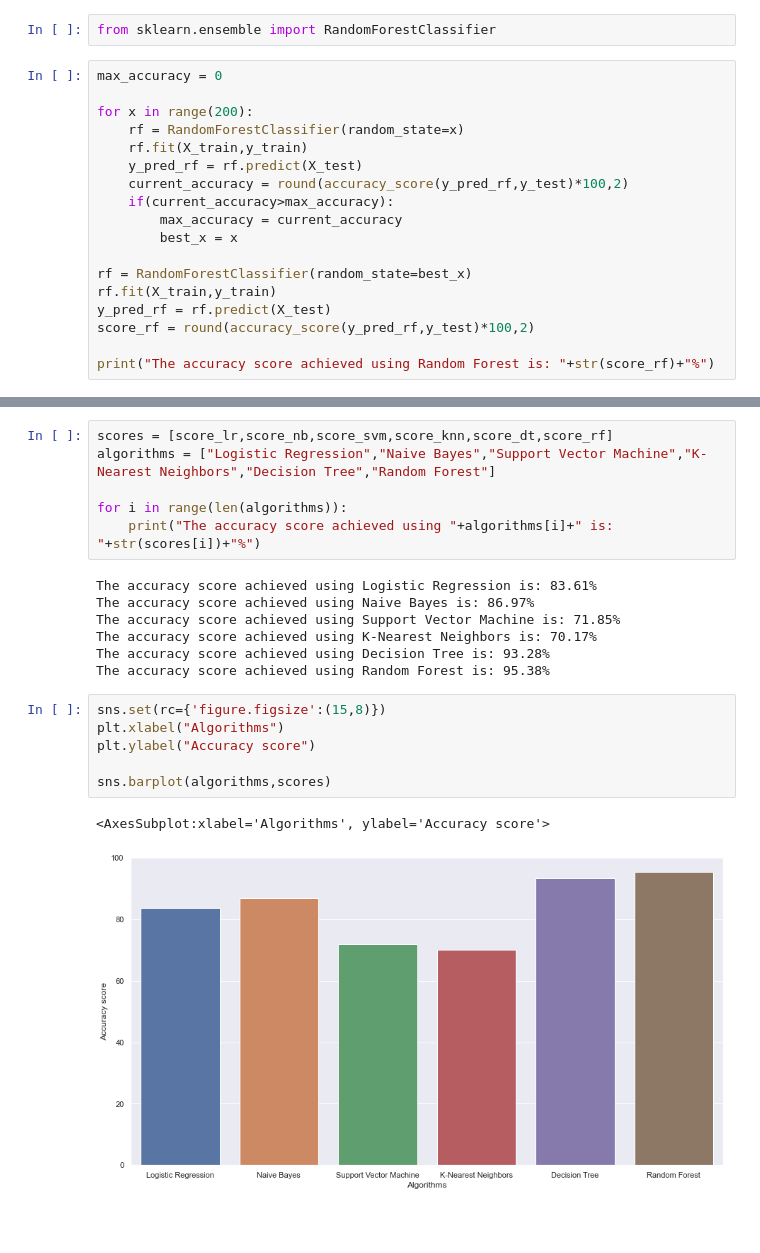
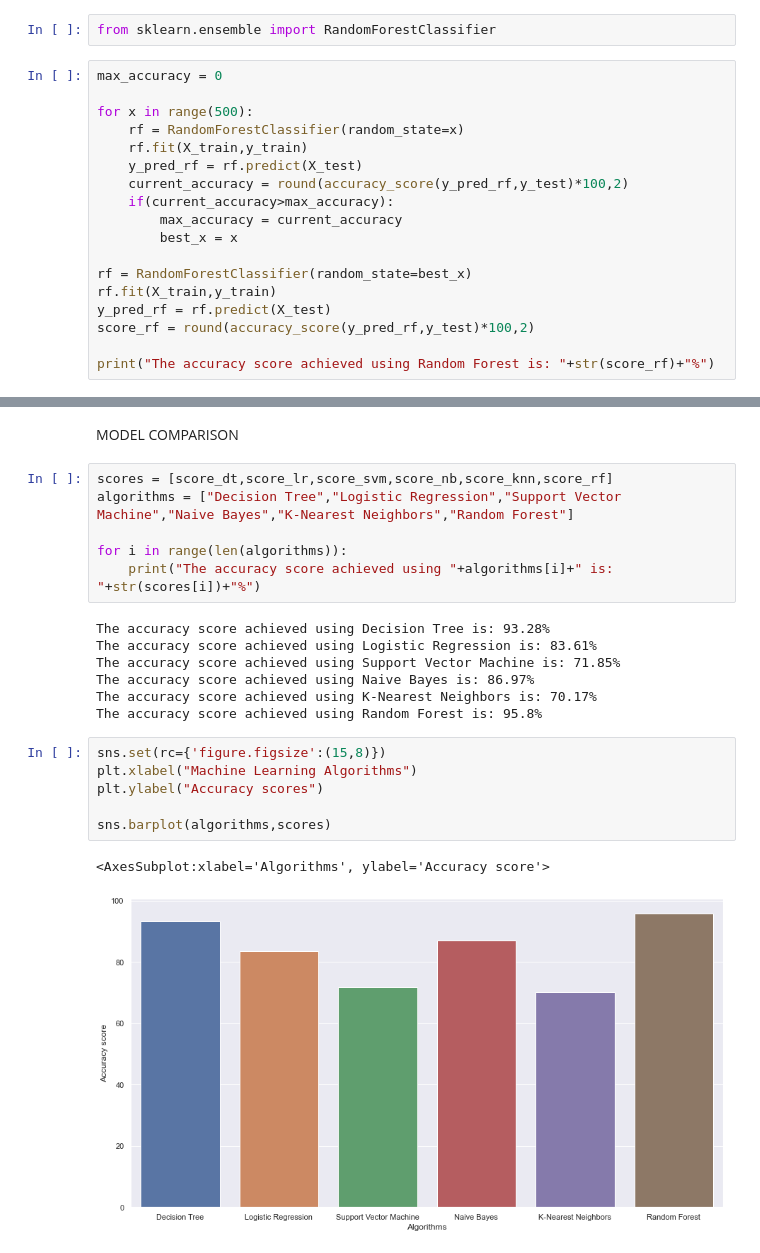
Before and after one commit to Thrisha-19/Machine-Learning, a Jupyter notebook: mini project/heart_disease_prediction.ipynb, the cells around one changed output, grey strips where cells are left out. Saved outputs shown, nothing was run; the diff lists cells and outputs as text; blank space fills up the shorter version.

```diff
--- a/mini project/heart_disease_prediction.ipynb
+++ b/mini project/heart_disease_prediction.ipynb
@@ -399,7 +533,7 @@ from sklearn.ensemble import RandomForestClassifier
 # %%
 max_accuracy = 0
 
-for x in range(200):
+for x in range(500):
     rf = RandomForestClassifier(random_state=x)
     rf.fit(X_train,y_train)
     y_pred_rf = rf.predict(X_test)
@@ -419,22 +575,24 @@ The accuracy score achieved using Random Forest is: 95.38%
+# %% [markdown]
+MODEL COMPARISON
 # %%
-scores = [score_lr,score_nb,score_svm,score_knn,score_dt,score_rf]
-algorithms = ["Logistic Regression","Naive Bayes","Support Vector Machine","K-Nearest Neighbors","Decision Tree","Random Forest"]
+scores = [score_dt,score_lr,score_svm,score_nb,score_knn,score_rf]
+algorithms = ["Decision Tree","Logistic Regression","Support Vector Machine","Naive Bayes","K-Nearest Neighbors","Random Forest"]
 
 for i in range(len(algorithms)):
     print("The accuracy score achieved using "+algorithms[i]+" is: "+str(scores[i])+"%")
 # %% [output]
+The accuracy score achieved using Decision Tree is: 93.28%
 The accuracy score achieved using Logistic Regression is: 83.61%
+The accuracy score achieved using Support Vector Machine is: 71.85%
 The accuracy score achieved using Naive Bayes is: 86.97%
-The accuracy score achieved using Support Vector Machine is: 71.85%
 The accuracy score achieved using K-Nearest Neighbors is: 70.17%
-The accuracy score achieved using Decision Tree is: 93.28%
-The accuracy score achieved using Random Forest is: 95.38%
+The accuracy score achieved using Random Forest is: 95.8%
 # %%
 sns.set(rc={'figure.figsize':(15,8)})
-plt.xlabel("Algorithms")
-plt.ylabel("Accuracy score")
+plt.xlabel("Machine Learning Algorithms")
+plt.ylabel("Accuracy scores")
 
 sns.barplot(algorithms,scores)
 # %% [output]
 <AxesSubplot:xlabel='Algorithms', ylabel='Accuracy score'>
-[figure, old version]
+[figure, new version]
```
Also changed, not shown: parts of 51 cells of this notebook.
